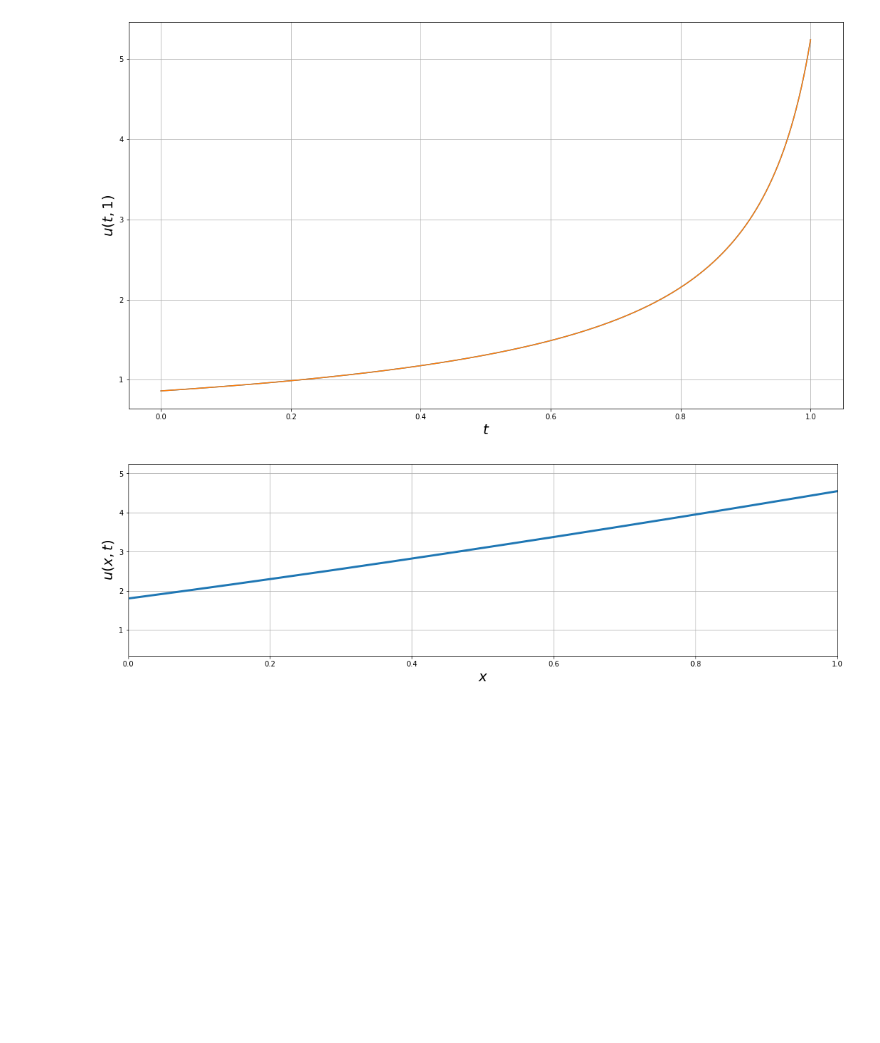
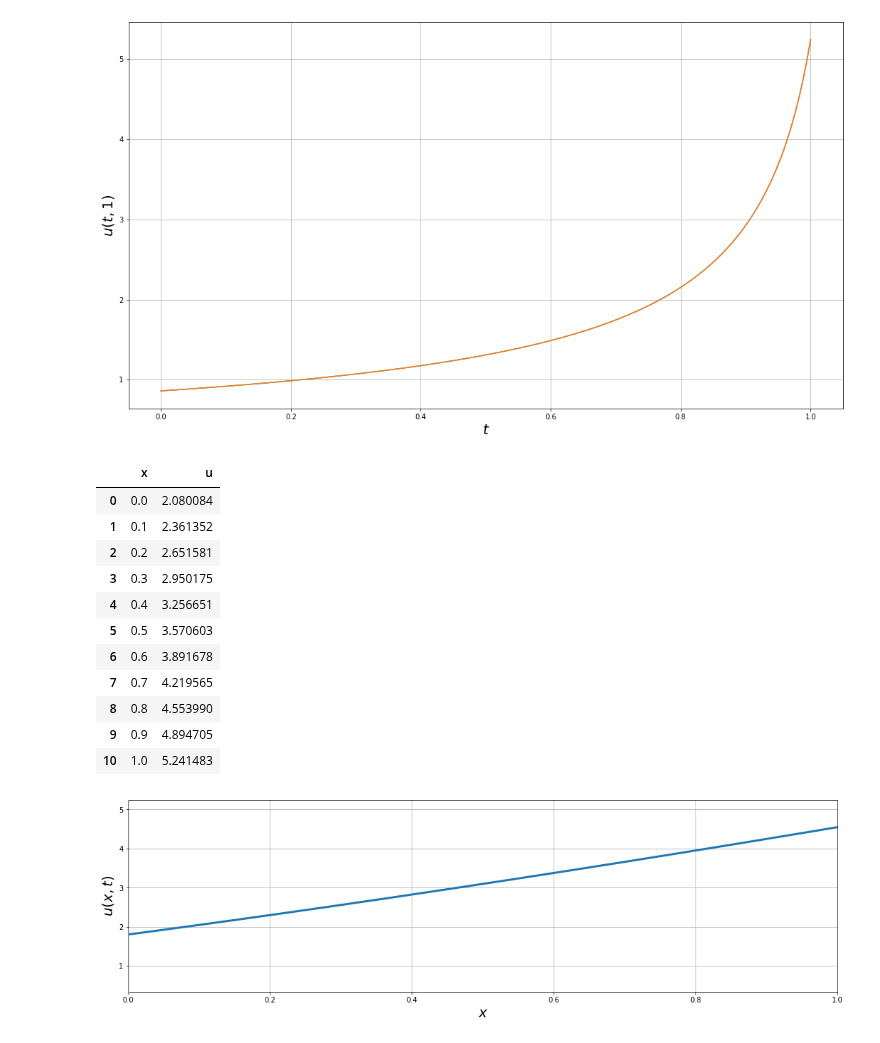
Before and after one commit to derzhavin3016/CompMath, a Jupyter notebook: Lab11/Lab11.ipynb, the cells around one changed output. Cells and saved outputs as stored; diff of their text form; code cells hidden in the pictures; blank space fills up the shorter version.

Commit message:
[Lab11] Added table for t=1 layer

```diff
--- a/Lab11/Lab11.ipynb
+++ b/Lab11/Lab11.ipynb
@@ -194,3 +196,25 @@ delta = 1.109113910714442e-19
+# %%
+k = np.linspace(0, 1.0, 11)
+df = pd.DataFrame.from_dict(
+    {
+        "x": k,
+        "u": [u[-1][int(kk / h)] for kk in k]
+    }
+)
+df
+# %% [output]
+|  | x | u |
+| 0 | 0.0 | 2.080084 |
+| 1 | 0.1 | 2.361352 |
+| 2 | 0.2 | 2.651581 |
+| 3 | 0.3 | 2.950175 |
+| 4 | 0.4 | 3.256651 |
+| 5 | 0.5 | 3.570603 |
+| 6 | 0.6 | 3.891678 |
+| 7 | 0.7 | 4.219565 |
+| 8 | 0.8 | 4.553990 |
+| 9 | 0.9 | 4.894705 |
+| 10 | 1.0 | 5.241483 |
 # %%
 !sudo apt install ffmpeg
 !sudo apt install imagemagick
```
Also changed, not shown: parts of 1 cell of this notebook.
